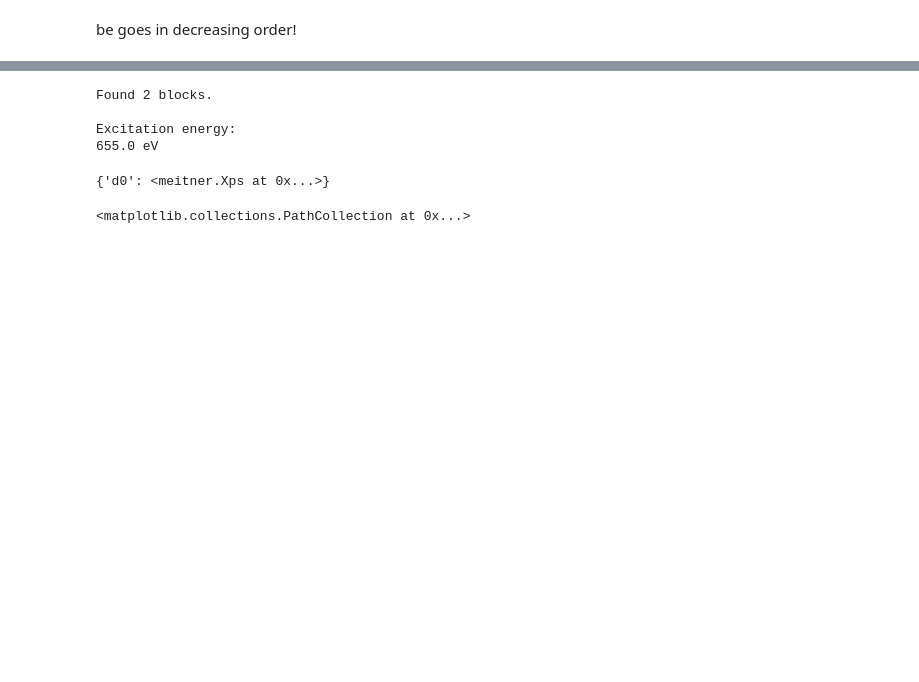
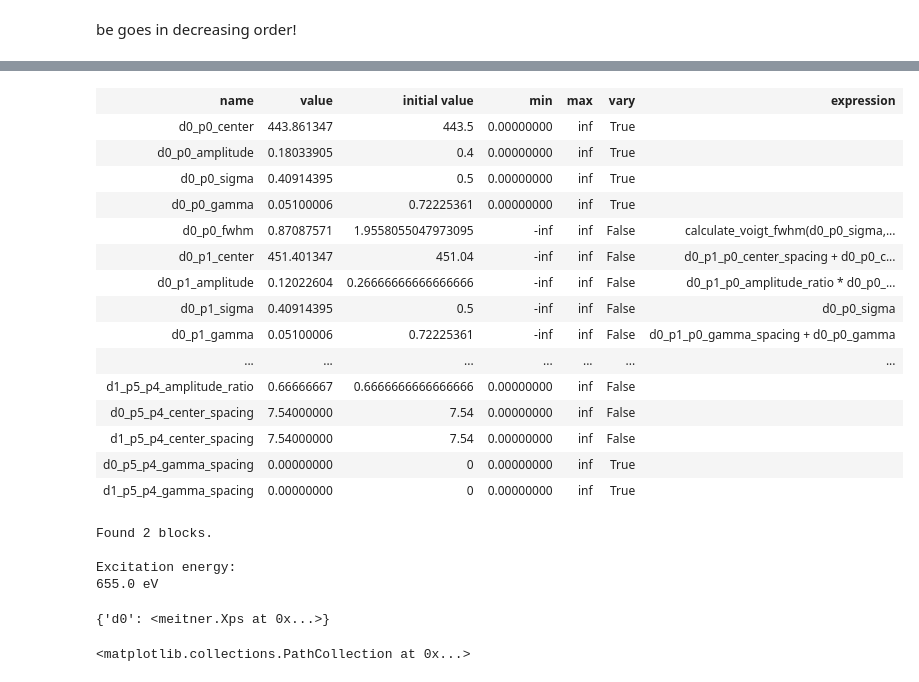
Before and after one commit to picklerixs/meitner, a Jupyter notebook: xarray_test.ipynb, the cells around one changed output, grey strips where cells are left out. Drawn from its saved outputs; the diff is of its cells as text; code cells hidden in the pictures; blank space fills up the shorter version.

```diff
--- a/xarray_test.ipynb
+++ b/xarray_test.ipynb
@@ -52,3 +71,22 @@ fit.plot_separate(display_bg=True, subtract_bg=False, envelope_zorder='bottom')
+# %%
+fit.result.params
+# %% [output]
+| name | value | initial value | min | max | vary | expression |
+| d0_p0_center | 443.861347 | 443.5 | 0.00000000 | inf | True |  |
+| d0_p0_amplitude | 0.18033905 | 0.4 | 0.00000000 | inf | True |  |
+| d0_p0_sigma | 0.40914395 | 0.5 | 0.00000000 | inf | True |  |
+| d0_p0_gamma | 0.05100006 | 0.72225361 | 0.00000000 | inf | True |  |
+| d0_p0_fwhm | 0.87087571 | 1.9558055047973095 | -inf | inf | False | calculate_voigt_fwhm(d0_p0_sigma,... |
+| d0_p1_center | 451.401347 | 451.04 | -inf | inf | False | d0_p1_p0_center_spacing + d0_p0_c... |
+| d0_p1_amplitude | 0.12022604 | 0.26666666666666666 | -inf | inf | False | d0_p1_p0_amplitude_ratio * d0_p0_... |
+| d0_p1_sigma | 0.40914395 | 0.5 | -inf | inf | False | d0_p0_sigma |
+| d0_p1_gamma | 0.05100006 | 0.72225361 | -inf | inf | False | d0_p1_p0_gamma_spacing + d0_p0_gamma |
+| ... | ... | ... | ... | ... | ... | ... |
+| d1_p5_p4_amplitude_ratio | 0.66666667 | 0.6666666666666666 | 0.00000000 | inf | False |  |
+| d0_p5_p4_center_spacing | 7.54000000 | 7.54 | 0.00000000 | inf | False |  |
+| d1_p5_p4_center_spacing | 7.54000000 | 7.54 | 0.00000000 | inf | False |  |
+| d0_p5_p4_gamma_spacing | 0.00000000 | 0 | 0.00000000 | inf | True |  |
+| d1_p5_p4_gamma_spacing | 0.00000000 | 0 | 0.00000000 | inf | True |  |
 # %%
 file1 = 'au3-0001.pxt.vms'
 xps1 = meitner.Xps.from_vamas(path=file1, region_id=1)
```
Also changed, not shown: parts of 6 cells of this notebook, 1 other file.
